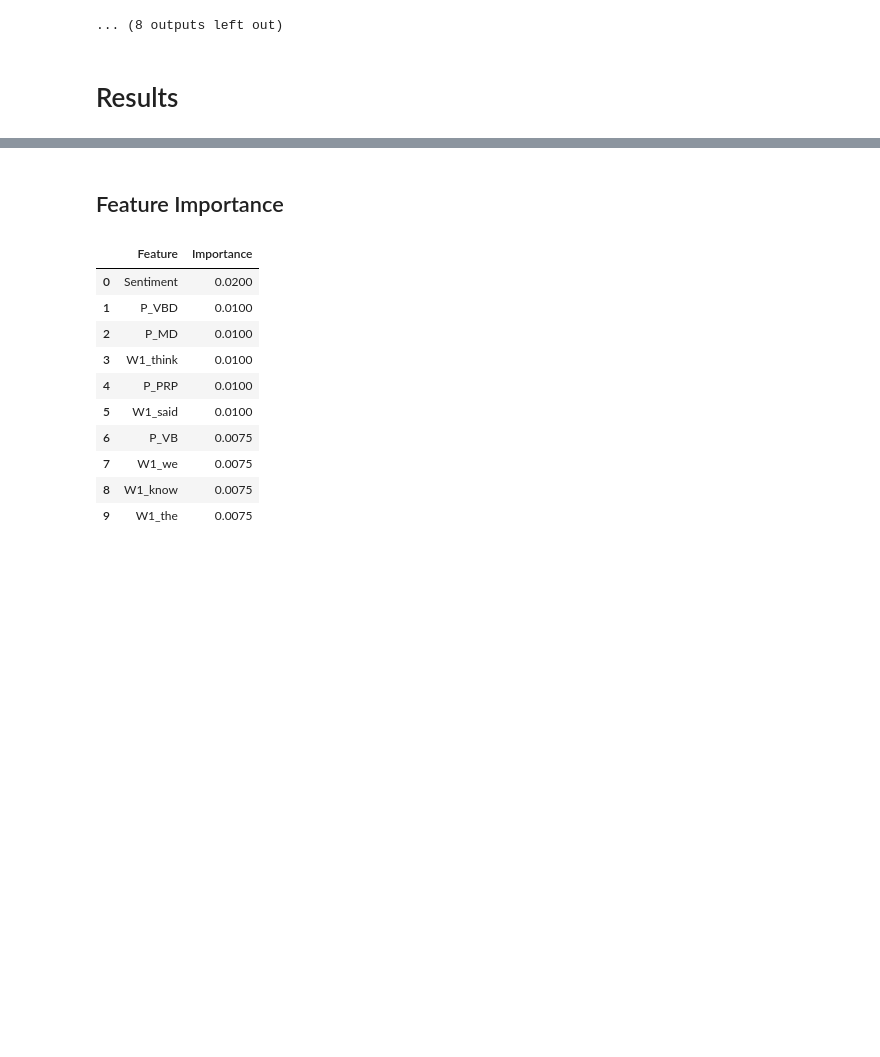
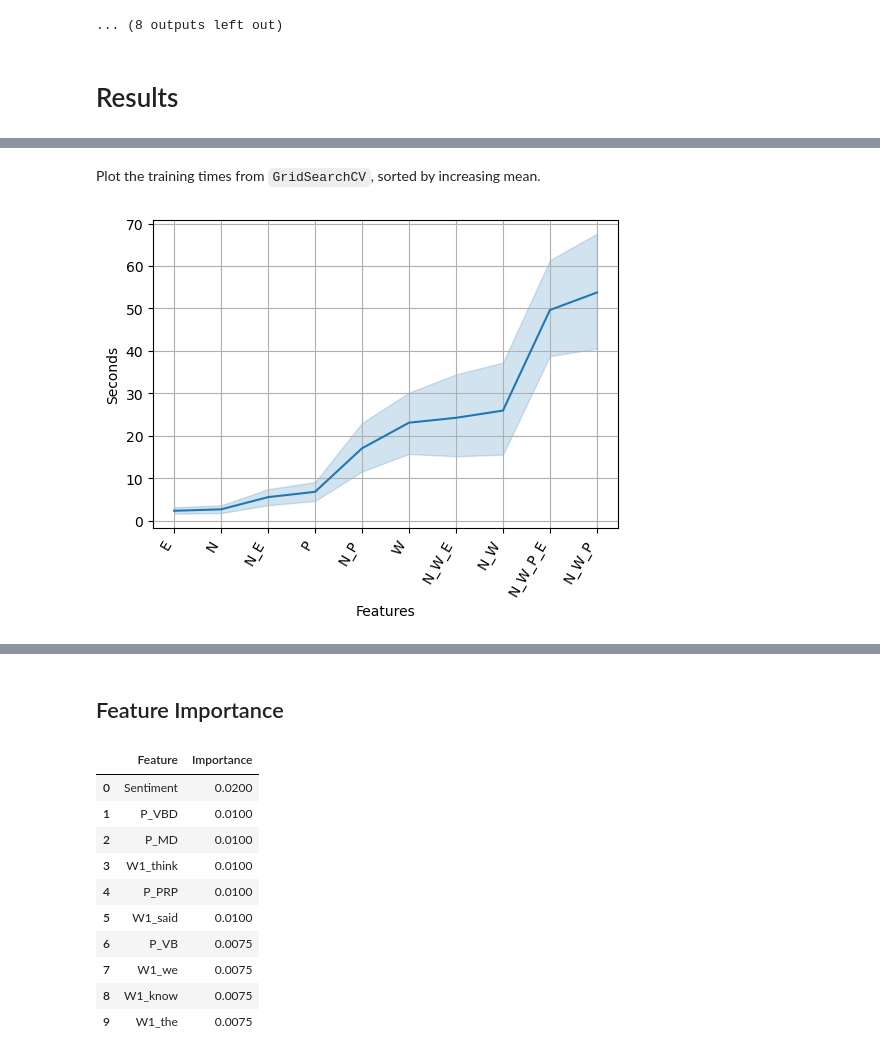
Before and after one commit to SigneK42/fact_check_worthy_claim, a Jupyter notebook: notebooks/AdaBoost.ipynb, the cells around one changed output, grey strips where cells are left out. Drawn from its saved outputs; the diff is of its cells as text; code cells hidden in the pictures; blank space fills up the shorter version.

```diff
--- a/notebooks/AdaBoost.ipynb
+++ b/notebooks/AdaBoost.ipynb
@@ -163,0 +171,6 @@ Test metrics:
+# %% [markdown]
+Plot the training times from `GridSearchCV`, sorted by increasing mean.
+# %%
+plot_train_test_time(models)
+# %% [output]
+[figure, added]
```
Also changed, not shown: parts of 8 cells of this notebook.
